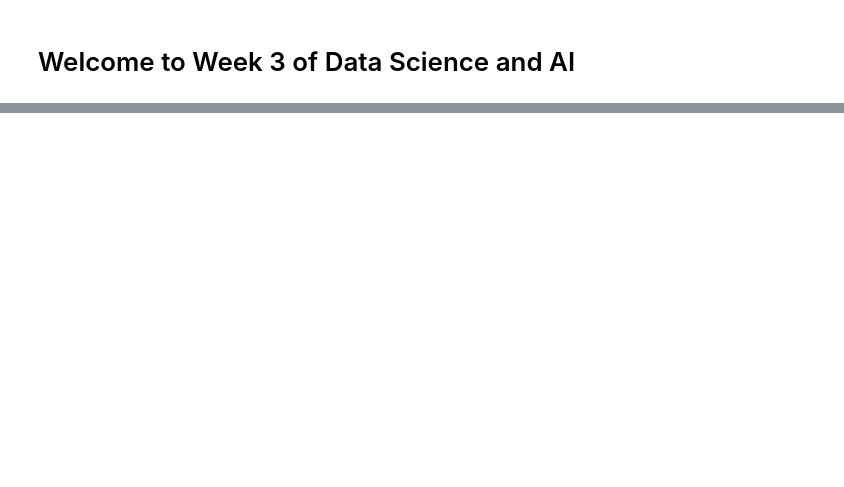
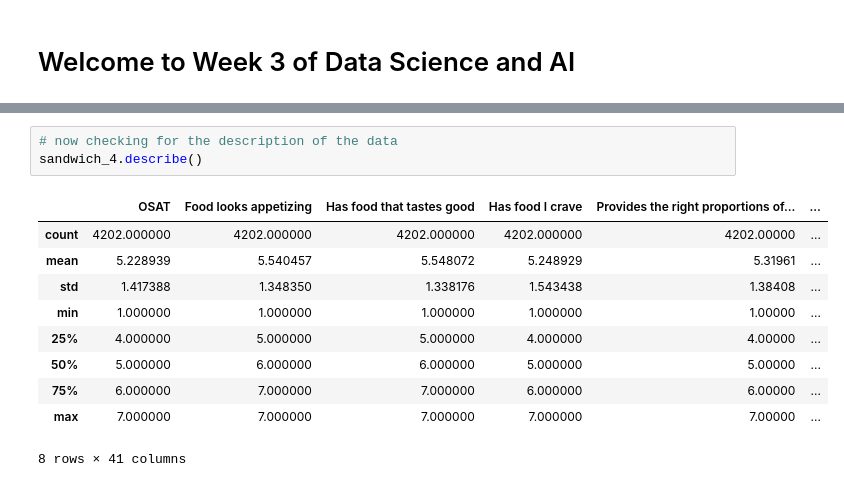
Before and after one commit to timothyafolami/ZTH---8-Weeks-Data-Science---AI-Curriculum, a Jupyter notebook: Week 3/Notebook-3.ipynb, the cells around one changed output, grey strips where cells are left out. Drawn from its saved outputs; the diff is of its cells as text; blank space fills up the shorter version.

```diff
--- a/Week 3/Notebook-3.ipynb
+++ b/Week 3/Notebook-3.ipynb
@@ -37,0 +386,14 @@
+# %%
+# now checking for the description of the data
+sandwich_4.describe()
+# %% [output]
+|  | OSAT | Food looks appetizing | Has food that tastes good | Has food I crave | Provides the right proportions of... | ... |
+| count | 4202.000000 | 4202.000000 | 4202.000000 | 4202.000000 | 4202.00000 | ... |
+| mean | 5.228939 | 5.540457 | 5.548072 | 5.248929 | 5.31961 | ... |
+| std | 1.417388 | 1.348350 | 1.338176 | 1.543438 | 1.38408 | ... |
+| min | 1.000000 | 1.000000 | 1.000000 | 1.000000 | 1.00000 | ... |
+| 25% | 4.000000 | 5.000000 | 5.000000 | 4.000000 | 4.00000 | ... |
+| 50% | 5.000000 | 6.000000 | 6.000000 | 5.000000 | 5.00000 | ... |
+| 75% | 6.000000 | 7.000000 | 7.000000 | 6.000000 | 6.00000 | ... |
+| max | 7.000000 | 7.000000 | 7.000000 | 7.000000 | 7.00000 | ... |
+8 rows × 41 columns
```
Also changed, not shown: parts of 39 cells of this notebook, 1 other file.
